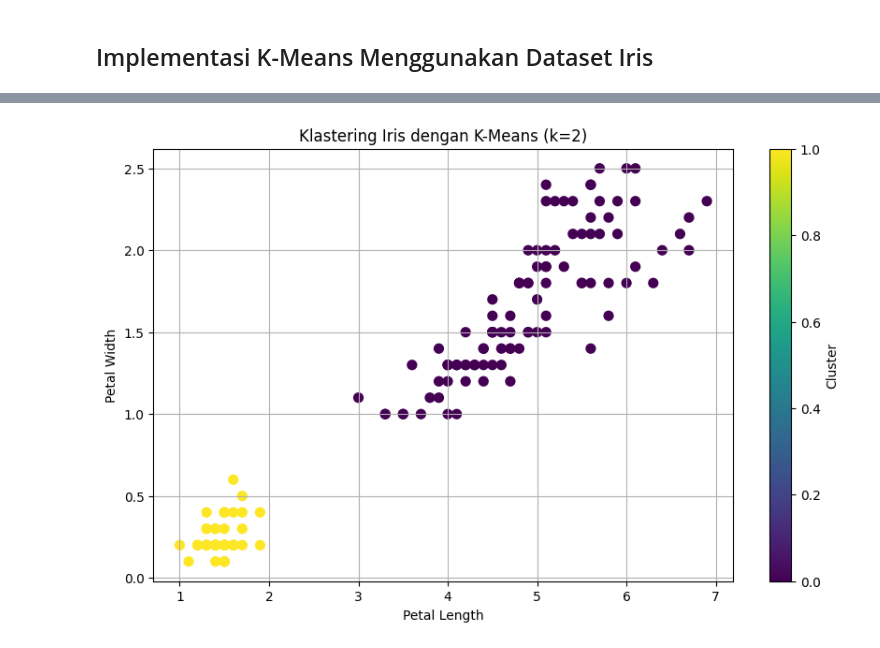
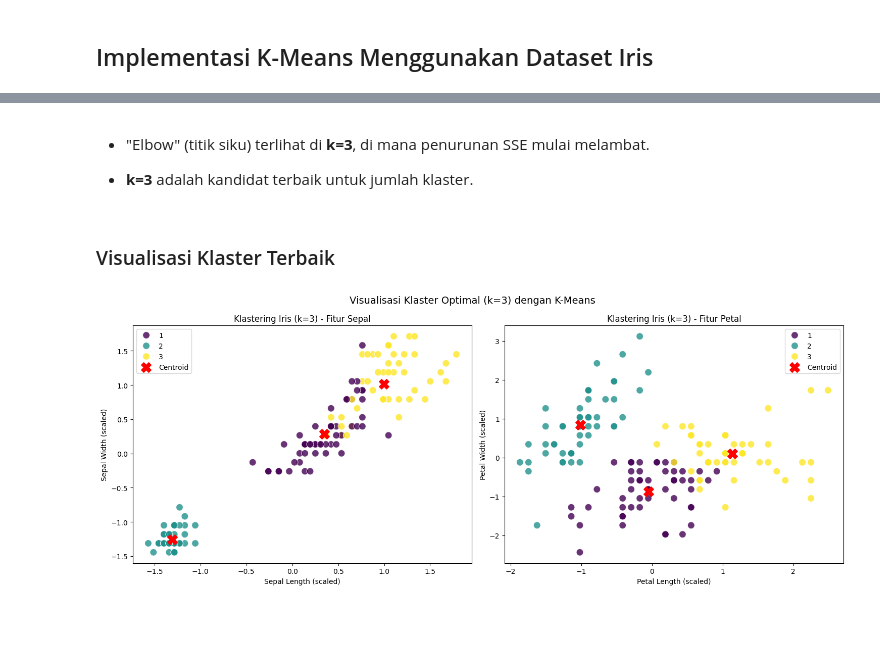
Before and after one commit to Zulfri-23-176/tryPendat, a Jupyter notebook: pendat/K-Means.ipynb, the cells around one changed output, grey strips where cells are left out. Drawn from its saved outputs; the diff is of its cells as text; code cells hidden in the pictures; blank space fills up the shorter version.

```diff
--- a/pendat/K-Means.ipynb
+++ b/pendat/K-Means.ipynb
@@ -103,0 +62,13 @@ for k in k_range:
+# %%
+# Load data
+data = pd.read_csv('./property/default_iris_combined.csv')
+
+# Hapus kolom id dan class
+X = data.drop(['id', 'class'], axis=1)
+
+# Standarisasi data
+scaler = StandardScaler()
+X_scaled = scaler.fit_transform(X)
+
+print("Data setelah Standarisasi:")
+print(pd.DataFrame(X_scaled, columns=X.columns).head())
@@ -170,13 +146,52 @@ df
-# %%
-# Visualisasi klaster (contoh dengan 2 fitur)
-plt.figure(figsize=(10, 6))
-plt.scatter(data['petal length'], data['petal width'],
-            c=df['cluster'], cmap='viridis', s=50)
-plt.xlabel('Petal Length')
-plt.ylabel('Petal Width')
-plt.title(f'Klastering Iris dengan K-Means (k={best_k})')
-plt.colorbar(label='Cluster')
-plt.grid()
-plt.show()
-# %% [output]
-[figure, removed]
+# %% [markdown]
+- "Elbow" (titik siku) terlihat di **k=3**, di mana penurunan SSE mulai melambat.
+
+- **k=3** adalah kandidat terbaik untuk jumlah klaster.
+# %% [markdown]
+### Visualisasi Klaster Terbaik
+# %%
+import seaborn as sns
+
+# 1. Klastering dengan k=3
+kmeans = KMeans(n_clusters=3, random_state=42, n_init=10)
+kmeans.fit(X_scaled)
+clusters = kmeans.labels_ + 1
+
+# 2. Visualisasi 2 Pasang Fitur (Sepal vs Petal)
+plt.figure(figsize=(15, 6))
+
+# --- Plot 1: Sepal Length vs Sepal Width ---
+plt.subplot(1, 2, 1)
+sns.scatterplot(
+    x=X_scaled[:, 0], y=X_scaled[:, 1],
+    hue=clusters, palette="viridis", s=100, alpha=0.8
+)
+plt.scatter(
+    kmeans.cluster_centers_[:, 0], kmeans.cluster_centers_[:, 1],
+    s=200, marker="X", c="red", label="Centroid"
+)
+plt.xlabel("Sepal Length (scaled)")
+plt.ylabel("Sepal Width (scaled)")
+plt.title("Klastering Iris (k=3) - Fitur Sepal")
+plt.legend()
+
+# --- Plot 2: Petal Length vs Petal Width ---
+plt.subplot(1, 2, 2)
+sns.scatterplot(
+    x=X_scaled[:, 2], y=X_scaled[:, 3],
+    hue=clusters, palette="viridis", s=100, alpha=0.8
+)
+plt.scatter(
+    kmeans.cluster_centers_[:, 2], kmeans.cluster_centers_[:, 3],
+    s=200, marker="X", c="red", label="Centroid"
+)
+plt.xlabel("Petal Length (scaled)")
+plt.ylabel("Petal Width (scaled)")
+plt.title("Klastering Iris (k=3) - Fitur Petal")
+plt.legend()
+
+plt.suptitle("Visualisasi Klaster Optimal (k=3) dengan K-Means", fontsize=14)
+plt.tight_layout()
+plt.show()
+# %% [output]
+[figure, added]
```
Also changed, not shown: parts of 19 cells of this notebook.
